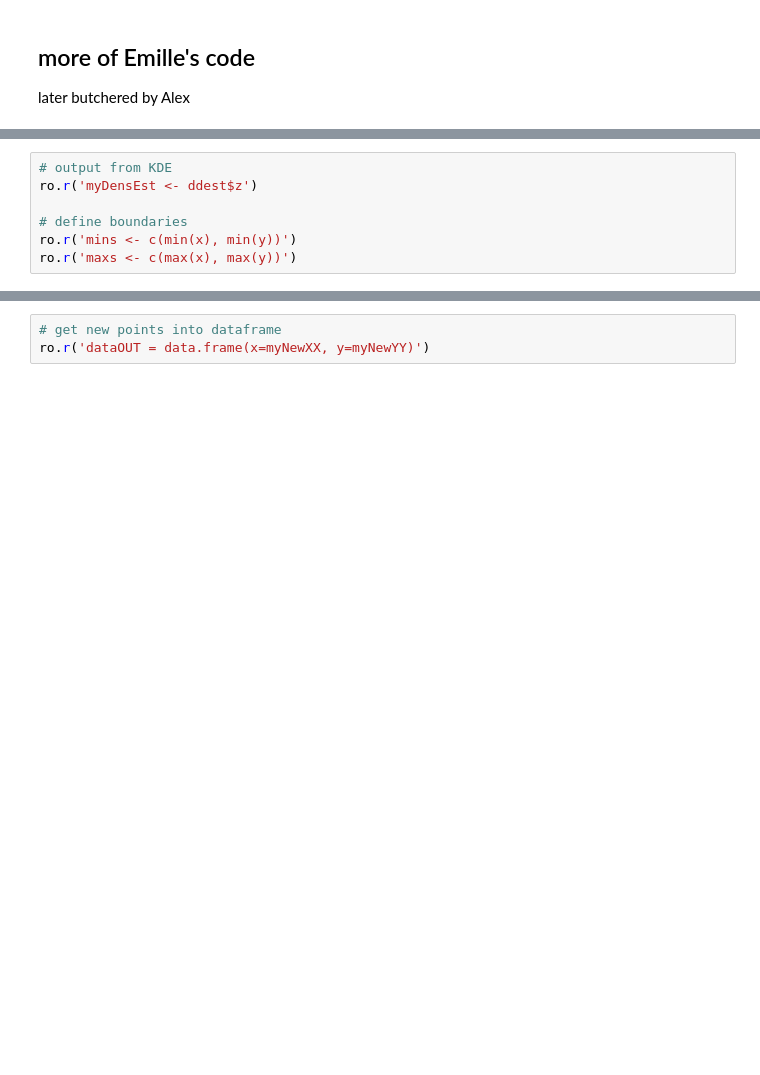
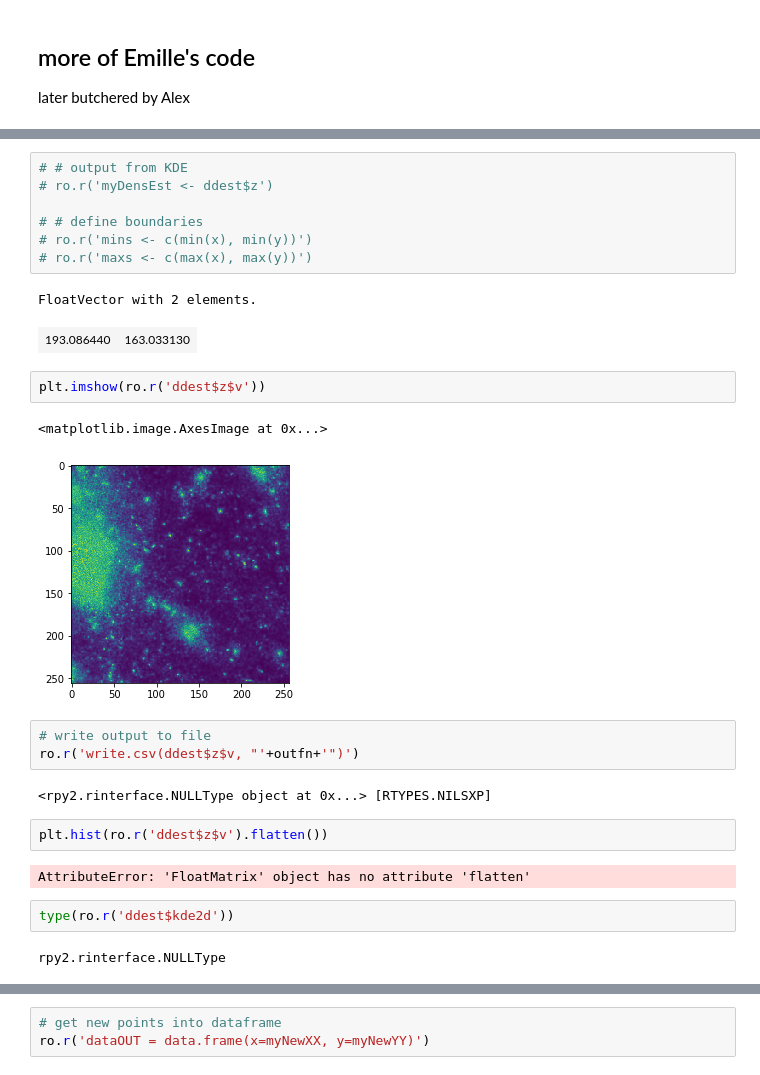
Before and after one commit to aimalz/recidivator, a Jupyter notebook: DEAR/python/RDEAR.ipynb, the cells around one changed output, grey strips where cells are left out. Drawn from its saved outputs; the diff is of its cells as text; blank space fills up the shorter version.

```diff
--- a/DEAR/python/RDEAR.ipynb
+++ b/DEAR/python/RDEAR.ipynb
@@ -106,10 +152,31 @@ ro.r('ddest <- bivariate.density(myPointData, h0=h0, adapt=TRUE, resolution=reso
 # %%
-# output from KDE
-ro.r('myDensEst <- ddest$z')
+# # output from KDE
+# ro.r('myDensEst <- ddest$z')
 
-# define boundaries
-ro.r('mins <- c(min(x), min(y))')
-ro.r('maxs <- c(max(x), max(y))')
+# # define boundaries
+# ro.r('mins <- c(min(x), min(y))')
+# ro.r('maxs <- c(max(x), max(y))')
+# %% [output]
+FloatVector with 2 elements.
+| 193.086440 | 163.033130 |
+# %%
+plt.imshow(ro.r('ddest$z$v'))
+# %% [output]
+<matplotlib.image.AxesImage at 0x...>
+[figure, added]
+# %%
+# write output to file
+ro.r('write.csv(ddest$z$v, "'+outfn+'")')
+# %% [output]
+<rpy2.rinterface.NULLType object at 0x...> [RTYPES.NILSXP]
+# %%
+plt.hist(ro.r('ddest$z$v').flatten())
+# %% [output]
+AttributeError: 'FloatMatrix' object has no attribute 'flatten'
+# %%
+type(ro.r('ddest$kde2d'))
+# %% [output]
+rpy2.rinterface.NULLType
 # %%
 # number of points to sample
 ro.r('nPoints = 1000')#520000')
```
Also changed, not shown: parts of 9 cells of this notebook.
